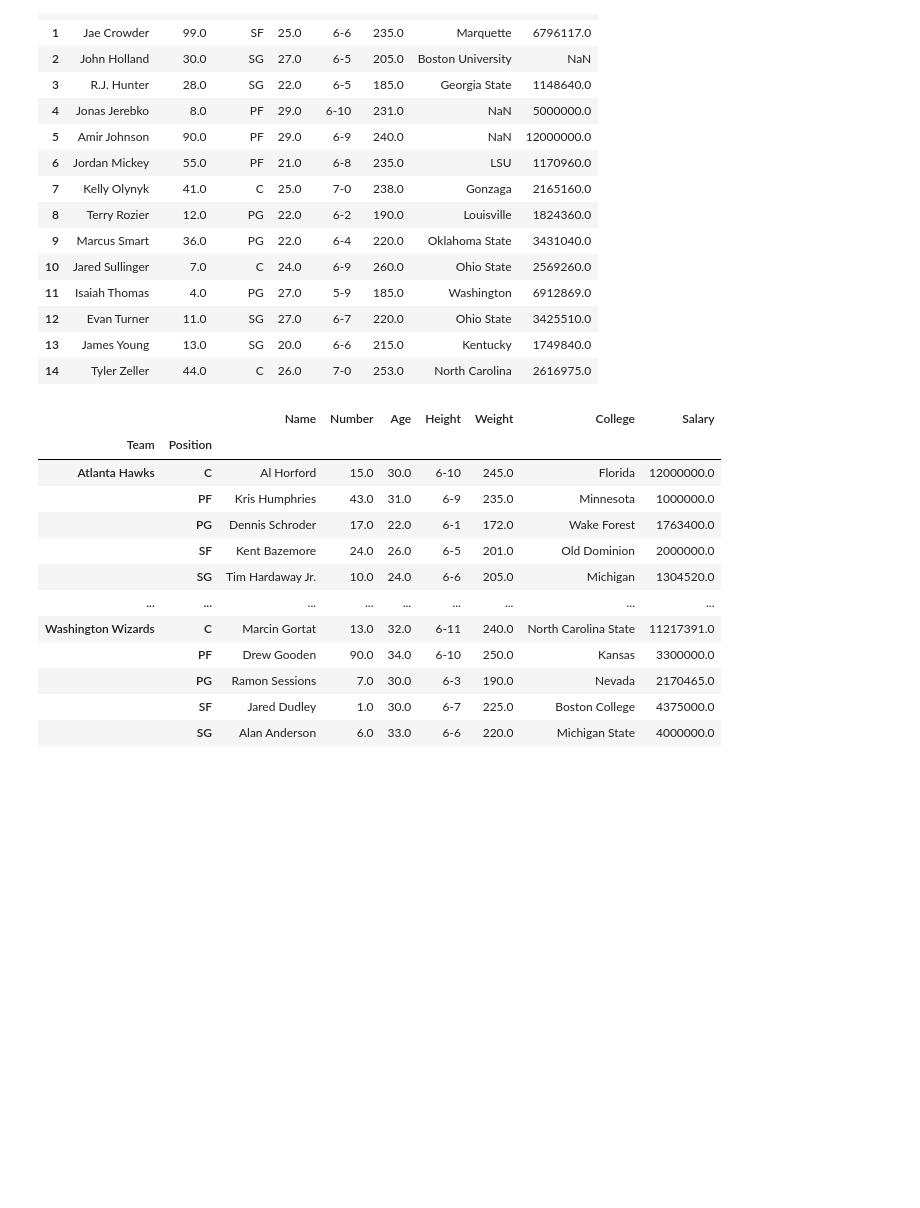
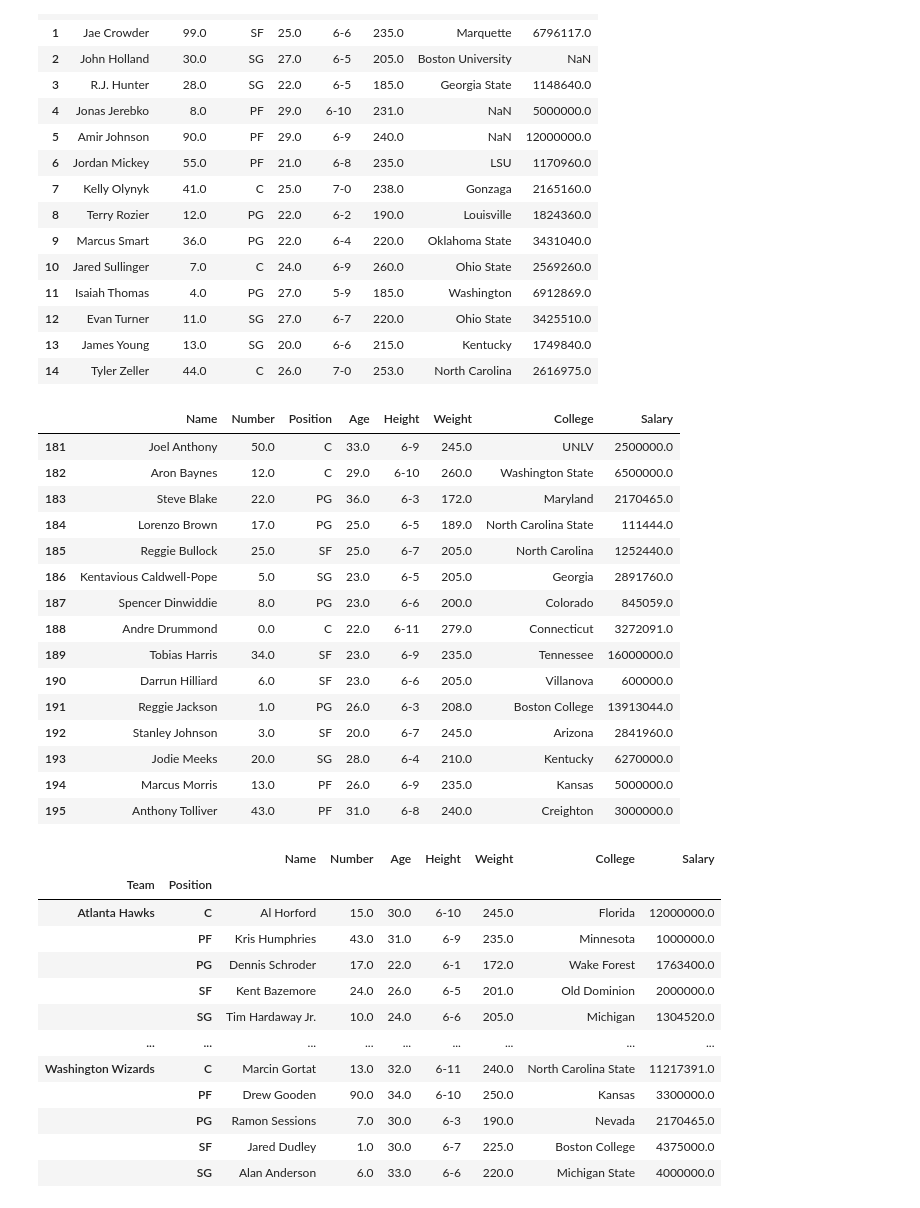
Before and after one commit to samsonafo/Introduction_to_Python, a Jupyter notebook: Data Analytics with Pandas.ipynb, the cells around one changed output. Saved outputs shown, nothing was run; the diff lists cells and outputs as text; code cells hidden in the pictures; blank space fills up the shorter version.

```diff
--- a/Data Analytics with Pandas.ipynb
+++ b/Data Analytics with Pandas.ipynb
@@ -91,6 +97,25 @@ gk.get_group('Boston Celtics')
 | 12 | Evan Turner | 11.0 | SG | 27.0 | 6-7 | 220.0 | Ohio State | 3425510.0 |
 | 13 | James Young | 13.0 | SG | 20.0 | 6-6 | 215.0 | Kentucky | 1749840.0 |
 | 14 | Tyler Zeller | 44.0 | C | 26.0 | 7-0 | 253.0 | North Carolina | 2616975.0 |
+# %%
+gk.get_group('Detroit Pistons')
+# %% [output]
+|  | Name | Number | Position | Age | Height | Weight | College | Salary |
+| 181 | Joel Anthony | 50.0 | C | 33.0 | 6-9 | 245.0 | UNLV | 2500000.0 |
+| 182 | Aron Baynes | 12.0 | C | 29.0 | 6-10 | 260.0 | Washington State | 6500000.0 |
+| 183 | Steve Blake | 22.0 | PG | 36.0 | 6-3 | 172.0 | Maryland | 2170465.0 |
+| 184 | Lorenzo Brown | 17.0 | PG | 25.0 | 6-5 | 189.0 | North Carolina State | 111444.0 |
+| 185 | Reggie Bullock | 25.0 | SF | 25.0 | 6-7 | 205.0 | North Carolina | 1252440.0 |
+| 186 | Kentavious Caldwell-Pope | 5.0 | SG | 23.0 | 6-5 | 205.0 | Georgia | 2891760.0 |
+| 187 | Spencer Dinwiddie | 8.0 | PG | 23.0 | 6-6 | 200.0 | Colorado | 845059.0 |
+| 188 | Andre Drummond | 0.0 | C | 22.0 | 6-11 | 279.0 | Connecticut | 3272091.0 |
+| 189 | Tobias Harris | 34.0 | SF | 23.0 | 6-9 | 235.0 | Tennessee | 16000000.0 |
+| 190 | Darrun Hilliard | 6.0 | SF | 23.0 | 6-6 | 205.0 | Villanova | 600000.0 |
+| 191 | Reggie Jackson | 1.0 | PG | 26.0 | 6-3 | 208.0 | Boston College | 13913044.0 |
+| 192 | Stanley Johnson | 3.0 | SF | 20.0 | 6-7 | 245.0 | Arizona | 2841960.0 |
+| 193 | Jodie Meeks | 20.0 | SG | 28.0 | 6-4 | 210.0 | Kentucky | 6270000.0 |
+| 194 | Marcus Morris | 13.0 | PF | 26.0 | 6-9 | 235.0 | Kansas | 5000000.0 |
+| 195 | Anthony Tolliver | 43.0 | PF | 31.0 | 6-8 | 240.0 | Creighton | 3000000.0 |
 # %%
 # First grouping based on "Team"
 # Within each team we are grouping based on "Position"
```
Also changed, not shown: parts of 25 cells of this notebook, 16 other files.
